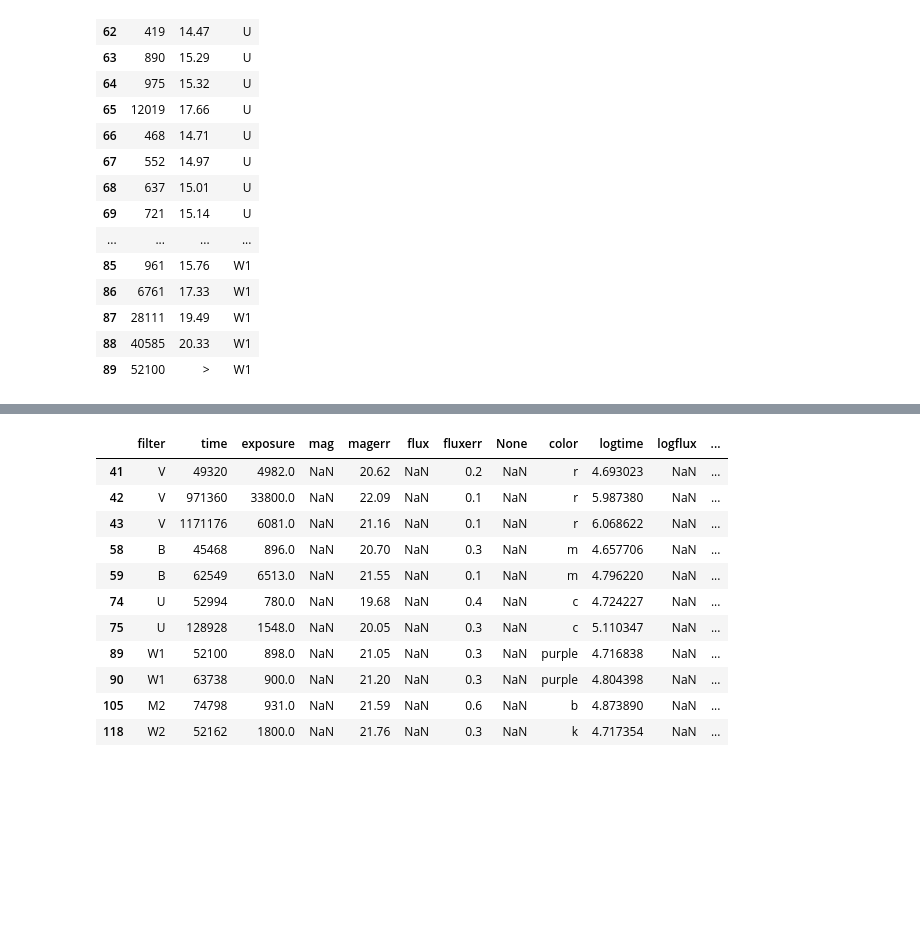
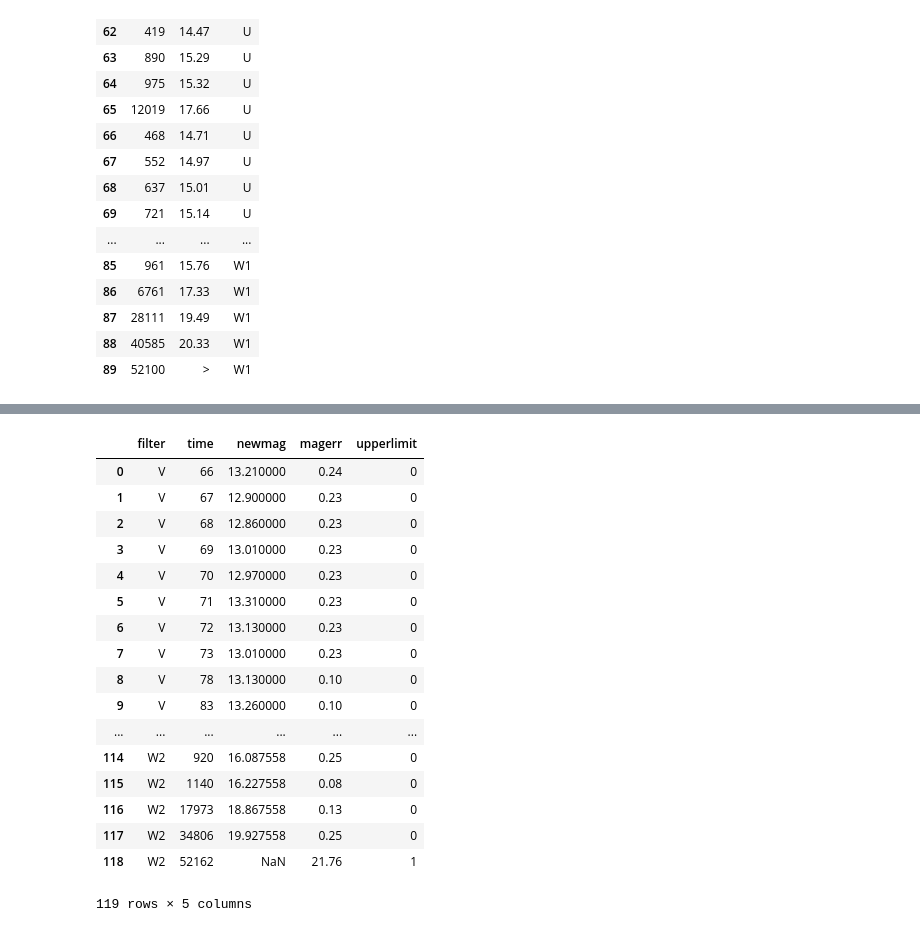
Before and after one commit to xiaolng/DSPS_FBianco, a Jupyter notebook: HW1/GRBdataPrep.ipynb, the cells around one changed output, grey strips where cells are left out. Saved outputs shown, nothing was run; the diff lists cells and outputs as text; code cells hidden in the pictures; blank space fills up the shorter version.

```diff
--- a/HW1/GRBdataPrep.ipynb
+++ b/HW1/GRBdataPrep.ipynb
@@ -108,15 +111,22 @@ Text(0.5, 0, 'log time')
-# %%
-grb050525A[grb050525A.mag.isna()]
-# %% [output]
-|  | filter | time | exposure | mag | magerr | flux | fluxerr | None | color | logtime | logflux | ... |
-| 41 | V | 49320 | 4982.0 | NaN | 20.62 | NaN | 0.2 | NaN | r | 4.693023 | NaN | ... |
-| 42 | V | 971360 | 33800.0 | NaN | 22.09 | NaN | 0.1 | NaN | r | 5.987380 | NaN | ... |
-| 43 | V | 1171176 | 6081.0 | NaN | 21.16 | NaN | 0.1 | NaN | r | 6.068622 | NaN | ... |
-| 58 | B | 45468 | 896.0 | NaN | 20.70 | NaN | 0.3 | NaN | m | 4.657706 | NaN | ... |
-| 59 | B | 62549 | 6513.0 | NaN | 21.55 | NaN | 0.1 | NaN | m | 4.796220 | NaN | ... |
-| 74 | U | 52994 | 780.0 | NaN | 19.68 | NaN | 0.4 | NaN | c | 4.724227 | NaN | ... |
-| 75 | U | 128928 | 1548.0 | NaN | 20.05 | NaN | 0.3 | NaN | c | 5.110347 | NaN | ... |
-| 89 | W1 | 52100 | 898.0 | NaN | 21.05 | NaN | 0.3 | NaN | purple | 4.716838 | NaN | ... |
-| 90 | W1 | 63738 | 900.0 | NaN | 21.20 | NaN | 0.3 | NaN | purple | 4.804398 | NaN | ... |
-| 105 | M2 | 74798 | 931.0 | NaN | 21.59 | NaN | 0.6 | NaN | b | 4.873890 | NaN | ... |
-| 118 | W2 | 52162 | 1800.0 | NaN | 21.76 | NaN | 0.3 | NaN | k | 4.717354 | NaN | ... |
+# %%
+grb050525A[["filter", "time", "newmag",
+            "magerr", "upperlimit" ]]
+# %% [output]
+|  | filter | time | newmag | magerr | upperlimit |
+| 0 | V | 66 | 13.210000 | 0.24 | 0 |
+| 1 | V | 67 | 12.900000 | 0.23 | 0 |
+| 2 | V | 68 | 12.860000 | 0.23 | 0 |
+| 3 | V | 69 | 13.010000 | 0.23 | 0 |
+| 4 | V | 70 | 12.970000 | 0.23 | 0 |
+| 5 | V | 71 | 13.310000 | 0.23 | 0 |
+| 6 | V | 72 | 13.130000 | 0.23 | 0 |
+| 7 | V | 73 | 13.010000 | 0.23 | 0 |
+| 8 | V | 78 | 13.130000 | 0.10 | 0 |
+| 9 | V | 83 | 13.260000 | 0.10 | 0 |
+| ... | ... | ... | ... | ... | ... |
+| 114 | W2 | 920 | 16.087558 | 0.25 | 0 |
+| 115 | W2 | 1140 | 16.227558 | 0.08 | 0 |
+| 116 | W2 | 17973 | 18.867558 | 0.13 | 0 |
+| 117 | W2 | 34806 | 19.927558 | 0.25 | 0 |
+| 118 | W2 | 52162 | NaN | 21.76 | 1 |
+119 rows × 5 columns
```
Also changed, not shown: parts of 16 cells of this notebook.
